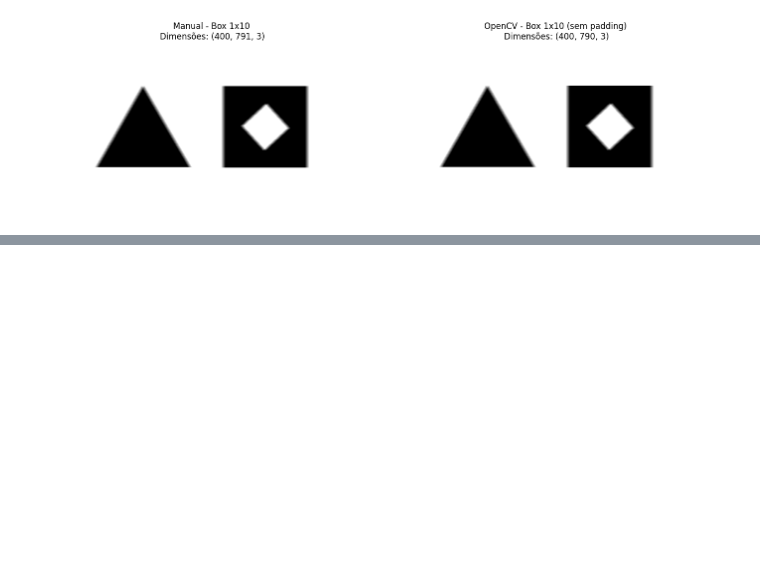
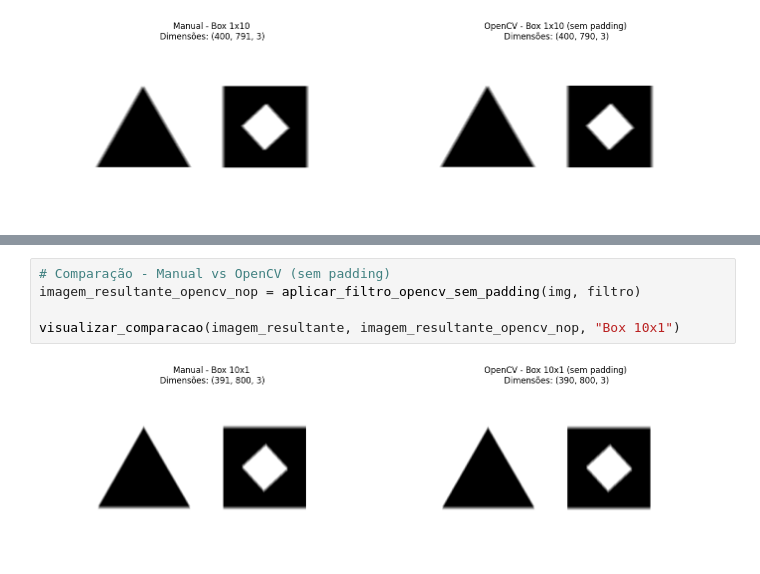
Before and after one commit to adriel1ft/atrous-correlation, a Jupyter notebook: completo.ipynb, the cells around one changed output, grey strips where cells are left out. Cells and saved outputs as stored; diff of their text form; blank space fills up the shorter version.

```diff
--- a/completo.ipynb
+++ b/completo.ipynb
@@ -335,0 +368,7 @@ visualizar_comparacao(imagem_resultante, imagem_resultante_opencv_nop, "Box 1x10
+# %%
+# Comparação - Manual vs OpenCV (sem padding)
+imagem_resultante_opencv_nop = aplicar_filtro_opencv_sem_padding(img, filtro)
+
+visualizar_comparacao(imagem_resultante, imagem_resultante_opencv_nop, "Box 10x1")
+# %% [output]
+[figure, added]
```
Also changed, not shown: parts of 12 cells of this notebook, 1 other file.
